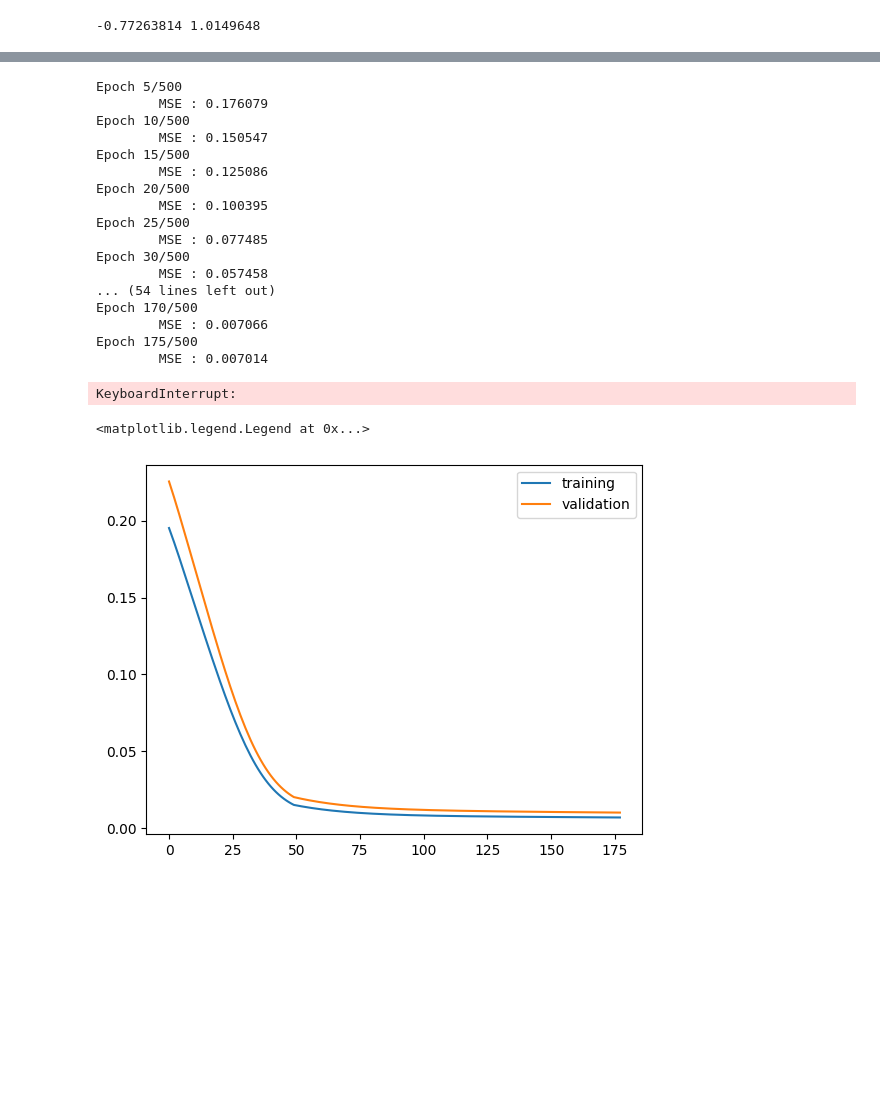
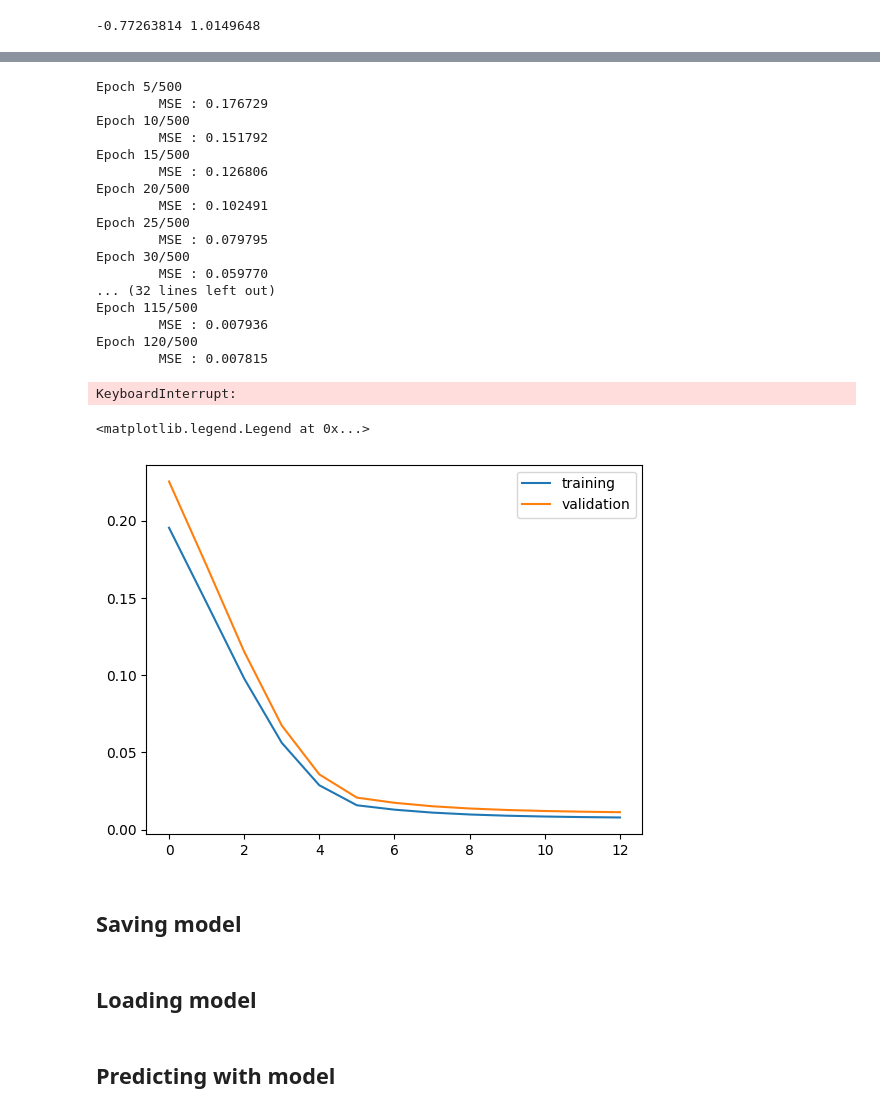
Before and after one commit to diegodelc/jax-cfd, a Jupyter notebook: notebooks/hybrid_model/first_superresolution.ipynb, the cells around one changed output, grey strips where cells are left out. Cells and saved outputs as stored; diff of their text form; code cells hidden in the pictures; blank space fills up the shorter version.

Commit message:
tried different factor (coarser), importing SaveObject from external file, found problem in channels and their independence or lack thereof

```diff
--- a/notebooks/hybrid_model/first_superresolution.ipynb
+++ b/notebooks/hybrid_model/first_superresolution.ipynb
@@ -201,18 +204,18 @@ def mse(target, ref):
     err /= float(target_data.shape[0] * target_data.shape[1])
     return err
 # %%
-#import from diego_model_utils
-def forward_pass_module(
-    num_output_channels,
-    ndim,
-    tower_module=gin.REQUIRED
-):
-    """Constructs a function that initializes tower and applies it to inputs."""
-    global forward_pass ## this is to make the forward_pass_module pickleable
-    def forward_pass(inputs):
-        return tower_module(num_output_channels, ndim)(inputs)
+# #import from diego_model_utils
+# def forward_pass_module(
+#     num_output_channels,
+#     ndim,
+#     tower_module=gin.REQUIRED
+# ):
+#     """Constructs a function that initializes tower and applies it to inputs."""
+#     global forward_pass ## this is to make the forward_pass_module pickleable
+#     def forward_pass(inputs):
+#         return tower_module(num_output_channels, ndim)(inputs)
 
-    return forward_pass
+#     return forward_pass
 # %%
 num_output_channels = 2
 # spatial_size = 17
@@ -248,7 +251,7 @@ def absErrorLoss(params,input_data,actual):
     preds,truth = computePredAndTruth(params,input_data,actual)
     return ((jnp.array(truth) - jnp.array(preds))).mean()
 
-def UpdateWeights(weights,gradients):
+def UpdateWeights(weights,gradients,learning_rate):
     return weights - learning_rate * gradients
 # %%
 sample_x = jax.random.uniform(rng_key, (256,64,input_channels))
@@ -262,13 +265,13 @@ learning_rates = []
 for i in range(50):
     learning_rates.append(jnp.array(0.005))
 for i in range(epochs-len(learning_rates)):
-    learning_rates.append(jnp.array(0.002))
+    learning_rates.append(jnp.array(0.001))
 
 
-def train_step(params, X_train, Y_train,X_val,Y_val):
+def train_step(params,learning_rate, X_train, Y_train,X_val,Y_val):
     loss, param_grads = value_and_grad(MeanSquaredErrorLoss)(params, X_train, Y_train)
     val_loss = MeanSquaredErrorLoss(params, X_val,Y_val)
-    return jax.tree_map(UpdateWeights, params, param_grads), loss, val_loss
+    return jax.tree_map(UpdateWeights, params, param_grads,learning_rate), loss, val_loss
 
 # train_step = jax.jit(train_step)
 
@@ -280,7 +283,7 @@ val_losses = []
 for i in range(1, epochs+1):
 
     learning_rate = learning_rates[i]
-    params,loss,val_loss = train_step(params, X_train, Y_train,X_test,Y_test) #TODO: using test as validation, change this!
+    params,loss,val_loss = train_step(params,learning_rate, X_train, Y_train,X_test,Y_test) #TODO: using test as validation, change this!
 
 
     if i%5 == 0: #every 5 epochs
@@ -292,34 +295,36 @@ for i in range(1, epochs+1):
     if i != 1:
         if abs(loss-losses[-2])<tol:
             print("\nTolerance reached at epoch {:.0f}".format(i))
-            print("\tMSE : {:.6f}".format(loss))
+            print("\tMSE : {:.6f}".format(loss), end='\t')
+            print("\tval_loss : {:.6f}".format(val_loss), end='')
+            print("\n")
             break
 
 if i == epochs:
     print("\nFinished training at max epochs")
 # %% [output]
 Epoch 5/500
-        MSE : 0.176079
+        MSE : 0.176729
 Epoch 10/500
-        MSE : 0.150547
+        MSE : 0.151792
 Epoch 15/500
-        MSE : 0.125086
+        MSE : 0.126806
 Epoch 20/500
-        MSE : 0.100395
+        MSE : 0.102491
 Epoch 25/500
-        MSE : 0.077485
+        MSE : 0.079795
 Epoch 30/500
-        MSE : 0.057458
-... (54 lines left out)
-Epoch 170/500
-        MSE : 0.007066
-Epoch 175/500
-        MSE : 0.007014
+        MSE : 0.059770
+... (32 lines left out)
+Epoch 115/500
+        MSE : 0.007936
+Epoch 120/500
+        MSE : 0.007815
 KeyboardInterrupt:
 # %%
-plt.plot(losses, label="training")
-plt.plot(val_losses,label="validation")
+plt.plot(losses[::10], label="training")
+plt.plot(val_losses[::10],label="validation")
 plt.legend()
 # %% [output]
 <matplotlib.legend.Legend at 0x...>
-[figure, old version]
+[figure, new version]
@@ -347,3 +331,5 @@ class SaveObject():
+# %% [markdown]
+## Saving model
 # %%
 toSave = SaveObject()
 toSave.save_params(params)
@@ -353,11 +339,15 @@ save_path = "./models/Adam_mixed_500_epochs_on_256x64_150_seconds_inner_1.pickle
 # %%
 with open(save_path,"wb") as f:
     pickle.dump(toSave,f)
+# %% [markdown]
+## Loading model
 # %%
 with open(save_path,'rb',) as pickle_file:
     loaded = pickle.load(pickle_file)
     loaded.make_forward_pass()
     loaded.preprocess()
+# %% [markdown]
+## Predicting with model
 # %%
 num =  34 #int(np.random.rand()*np.shape(X_test)[0]//1)
 vel = 0      # 0 is u, 1 is v
```
Also changed, not shown: parts of 9 cells of this notebook, 1 other file.
